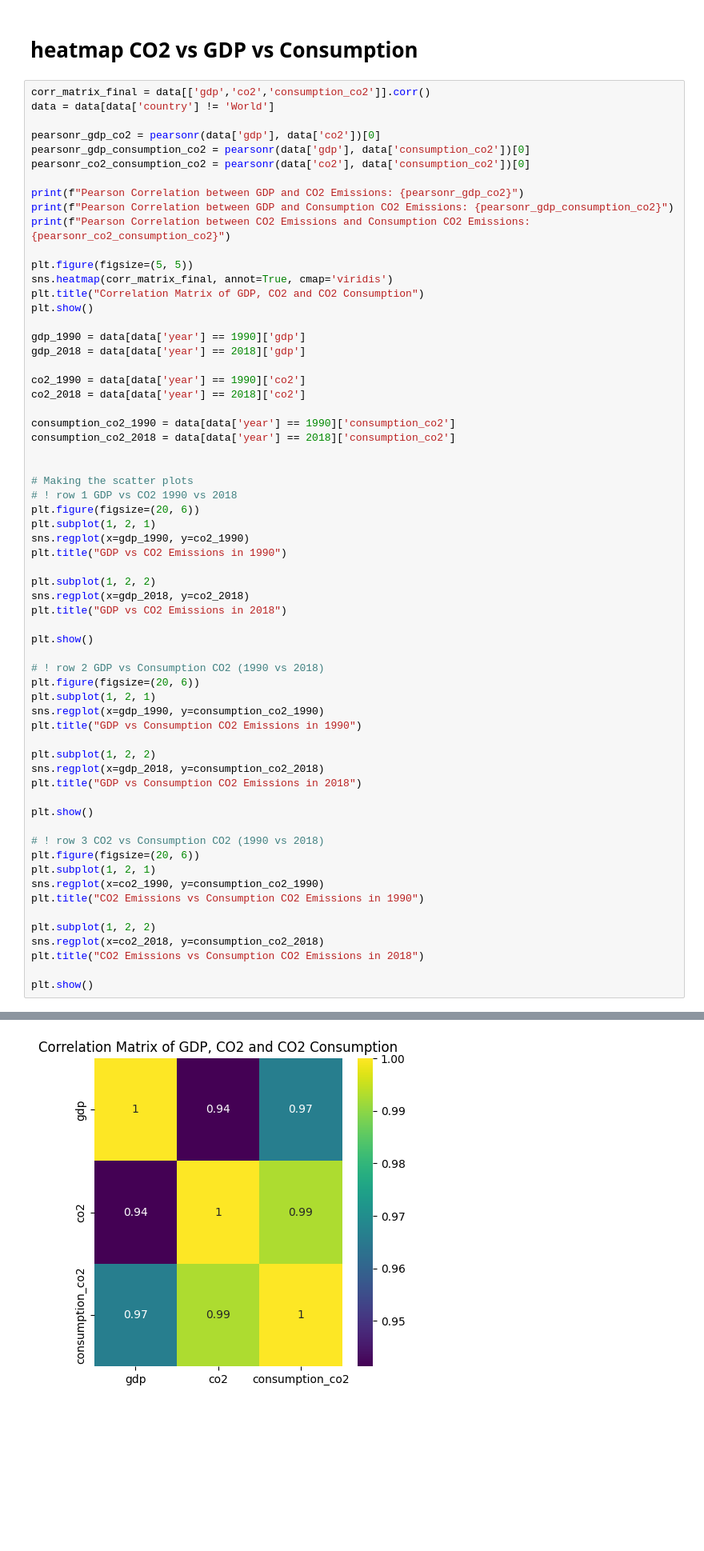
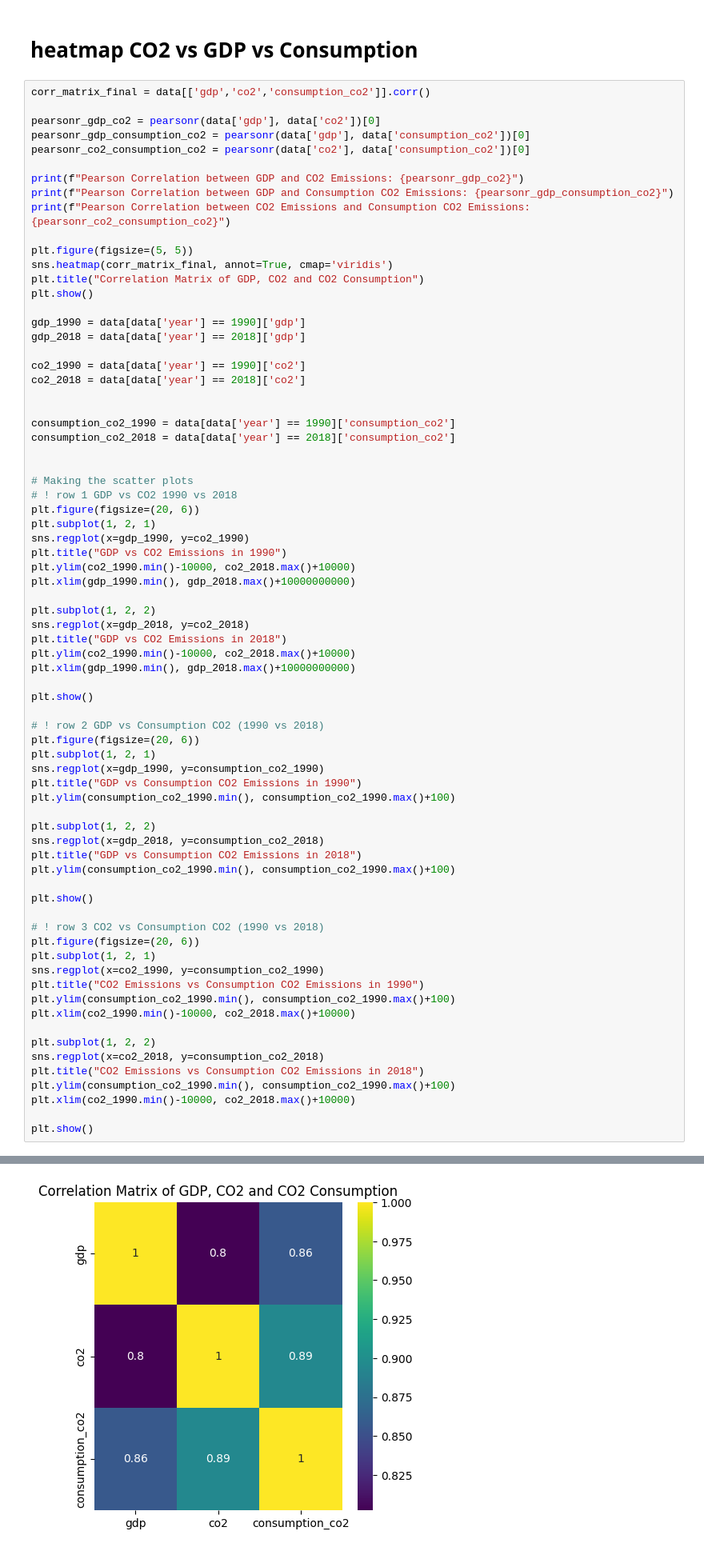
Before and after one commit to avondas/DataScience, a Jupyter notebook: data_vis.ipynb, the cells around one changed output, grey strips where cells are left out. Shown at 80% size. Saved outputs shown, nothing was run; the diff lists cells and outputs as text; blank space fills up the shorter version.

Commit message:
cleaned data properly, plus new plots

```diff
--- a/data_vis.ipynb
+++ b/data_vis.ipynb
@@ -88,7 +106,6 @@ plt.show()
 # heatmap CO2 vs GDP vs Consumption
 # %%
 corr_matrix_final = data[['gdp','co2','consumption_co2']].corr()
-data = data[data['country'] != 'World']
 
 pearsonr_gdp_co2 = pearsonr(data['gdp'], data['co2'])[0]
 pearsonr_gdp_consumption_co2 = pearsonr(data['gdp'], data['consumption_co2'])[0]
@@ -109,6 +126,7 @@ gdp_2018 = data[data['year'] == 2018]['gdp']
 co2_1990 = data[data['year'] == 1990]['co2']
 co2_2018 = data[data['year'] == 2018]['co2']
 
+
 consumption_co2_1990 = data[data['year'] == 1990]['consumption_co2']
 consumption_co2_2018 = data[data['year'] == 2018]['consumption_co2']
 
@@ -119,10 +137,14 @@ plt.figure(figsize=(20, 6))
 plt.subplot(1, 2, 1)
 sns.regplot(x=gdp_1990, y=co2_1990)
 plt.title("GDP vs CO2 Emissions in 1990")
+plt.ylim(co2_1990.min()-10000, co2_2018.max()+10000)
+plt.xlim(gdp_1990.min(), gdp_2018.max()+10000000000)
 
 plt.subplot(1, 2, 2)
 sns.regplot(x=gdp_2018, y=co2_2018)
 plt.title("GDP vs CO2 Emissions in 2018")
+plt.ylim(co2_1990.min()-10000, co2_2018.max()+10000)
+plt.xlim(gdp_1990.min(), gdp_2018.max()+10000000000)
 
 plt.show()
 
@@ -131,10 +153,12 @@ plt.figure(figsize=(20, 6))
 plt.subplot(1, 2, 1)
 sns.regplot(x=gdp_1990, y=consumption_co2_1990)
 plt.title("GDP vs Consumption CO2 Emissions in 1990")
+plt.ylim(consumption_co2_1990.min(), consumption_co2_1990.max()+100)
 
 plt.subplot(1, 2, 2)
 sns.regplot(x=gdp_2018, y=consumption_co2_2018)
 plt.title("GDP vs Consumption CO2 Emissions in 2018")
+plt.ylim(consumption_co2_1990.min(), consumption_co2_1990.max()+100)
 
 plt.show()
 
@@ -143,10 +167,14 @@ plt.figure(figsize=(20, 6))
 plt.subplot(1, 2, 1)
 sns.regplot(x=co2_1990, y=consumption_co2_1990)
 plt.title("CO2 Emissions vs Consumption CO2 Emissions in 1990")
+plt.ylim(consumption_co2_1990.min(), consumption_co2_1990.max()+100)
+plt.xlim(co2_1990.min()-10000, co2_2018.max()+10000)
 
 plt.subplot(1, 2, 2)
 sns.regplot(x=co2_2018, y=consumption_co2_2018)
 plt.title("CO2 Emissions vs Consumption CO2 Emissions in 2018")
+plt.ylim(consumption_co2_1990.min(), consumption_co2_1990.max()+100)
+plt.xlim(co2_1990.min()-10000, co2_2018.max()+10000)
 
 plt.show()
 # %% [output]
@@ -156 +184 @@ Pearson Correlation between CO2 Emissions and Consumption CO2 Emissions: Pearson
-[figure, old version]
+[figure, new version]
```
Also changed, not shown: parts of 5 cells of this notebook, 8 other files.
